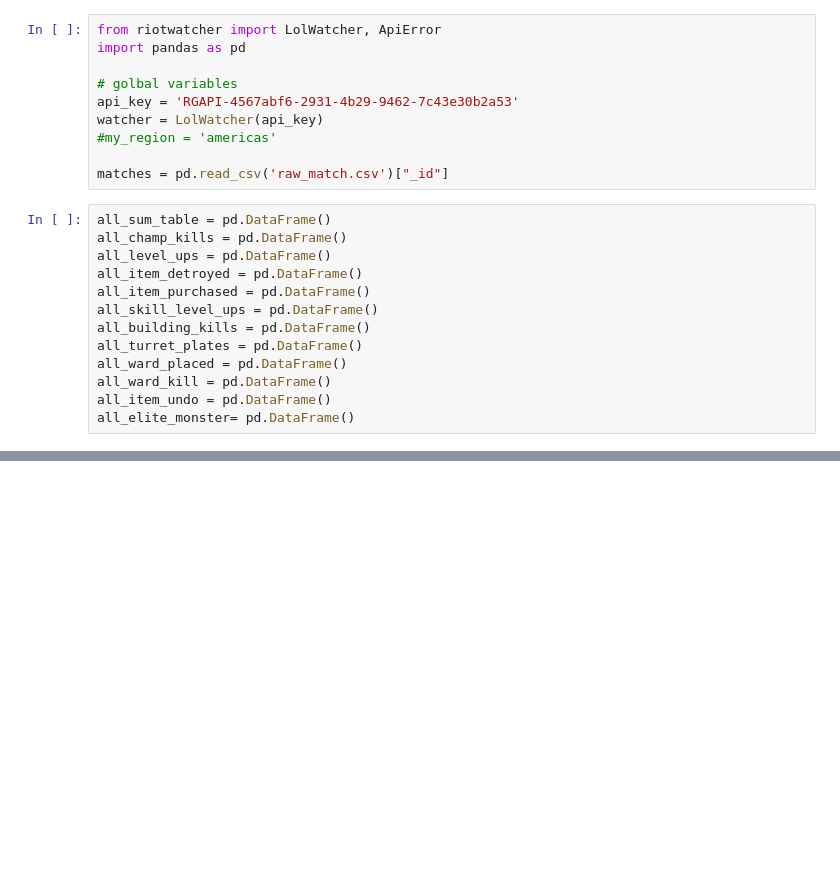
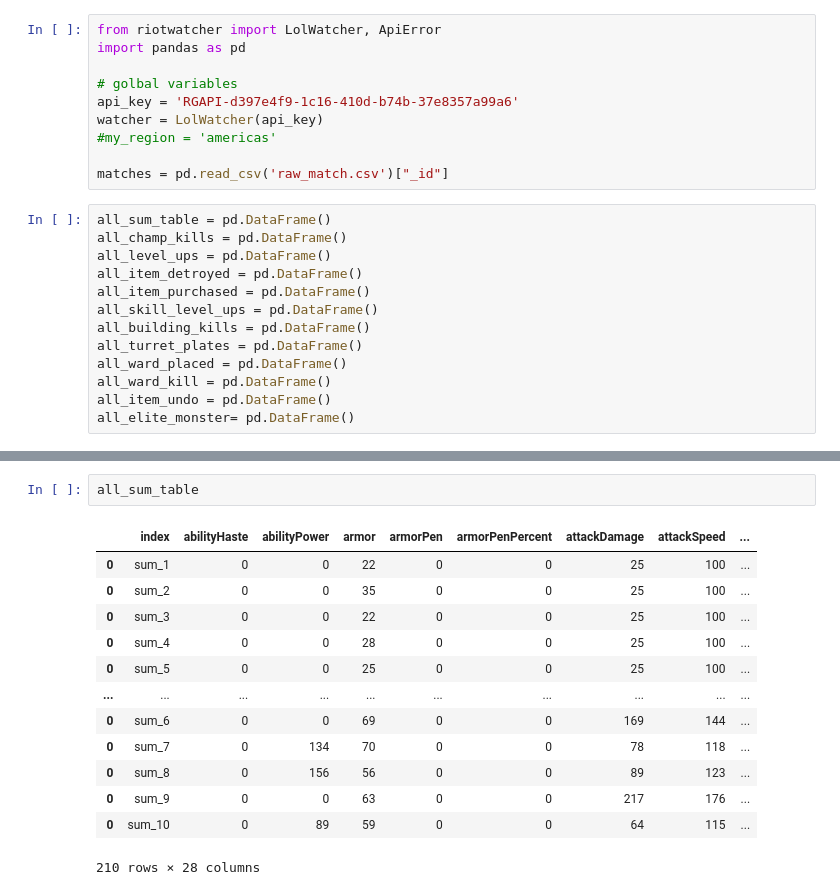
Before and after one commit to sanseveroj/LeagueProject, a Jupyter notebook: PreProcess.ipynb, the cells around one changed output, grey strips where cells are left out. Drawn from its saved outputs; the diff is of its cells as text; blank space fills up the shorter version.

```diff
--- a/PreProcess.ipynb
+++ b/PreProcess.ipynb
@@ -3,7 +3,7 @@ from riotwatcher import LolWatcher, ApiError
 import pandas as pd
 
 # golbal variables
-api_key = 'RGAPI-4567abf6-2931-4b29-9462-7c43e30b2a53'
+api_key = 'RGAPI-d397e4f9-1c16-410d-b74b-37e8357a99a6'
 watcher = LolWatcher(api_key)
 #my_region = 'americas'
 
@@ -24,3 +135,19 @@ all_elite_monster= pd.DataFrame()
+# %%
+all_sum_table
+# %% [output]
+|  | index | abilityHaste | abilityPower | armor | armorPen | armorPenPercent | attackDamage | attackSpeed | ... |
+| 0 | sum_1 | 0 | 0 | 22 | 0 | 0 | 25 | 100 | ... |
+| 0 | sum_2 | 0 | 0 | 35 | 0 | 0 | 25 | 100 | ... |
+| 0 | sum_3 | 0 | 0 | 22 | 0 | 0 | 25 | 100 | ... |
+| 0 | sum_4 | 0 | 0 | 28 | 0 | 0 | 25 | 100 | ... |
+| 0 | sum_5 | 0 | 0 | 25 | 0 | 0 | 25 | 100 | ... |
+| ... | ... | ... | ... | ... | ... | ... | ... | ... | ... |
+| 0 | sum_6 | 0 | 0 | 69 | 0 | 0 | 169 | 144 | ... |
+| 0 | sum_7 | 0 | 134 | 70 | 0 | 0 | 78 | 118 | ... |
+| 0 | sum_8 | 0 | 156 | 56 | 0 | 0 | 89 | 123 | ... |
+| 0 | sum_9 | 0 | 0 | 63 | 0 | 0 | 217 | 176 | ... |
+| 0 | sum_10 | 0 | 89 | 59 | 0 | 0 | 64 | 115 | ... |
+210 rows × 28 columns
 # %%
 from datetime import datetime
 import time
```
Also changed, not shown: parts of 2 cells of this notebook, 4 other files.
